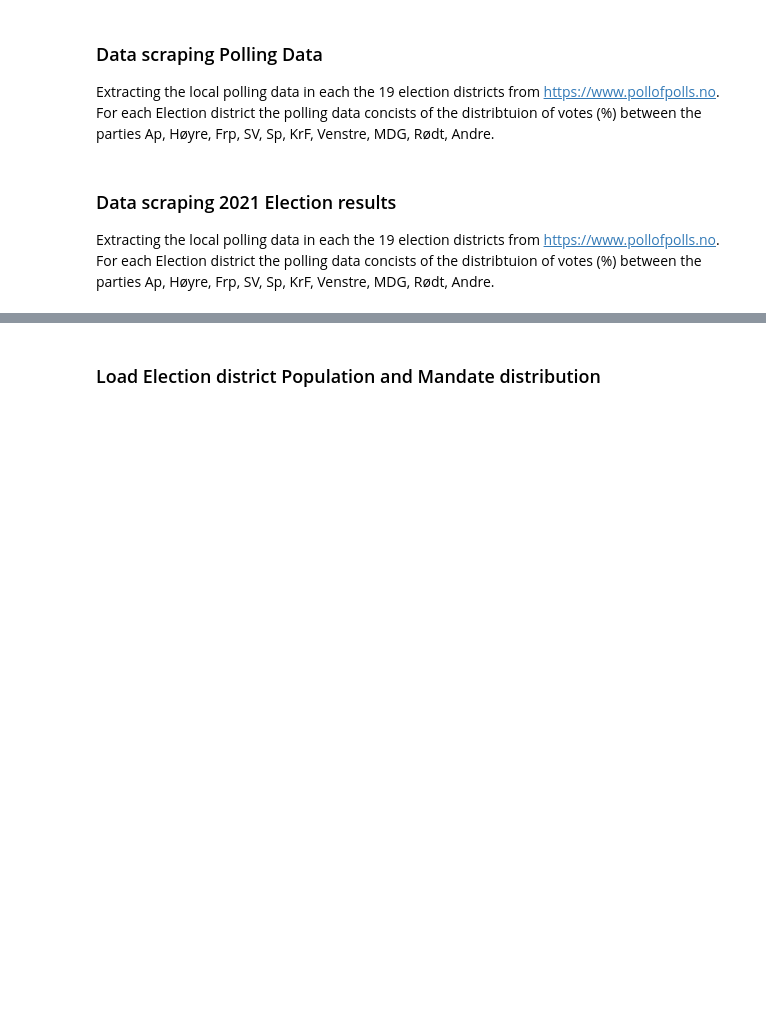
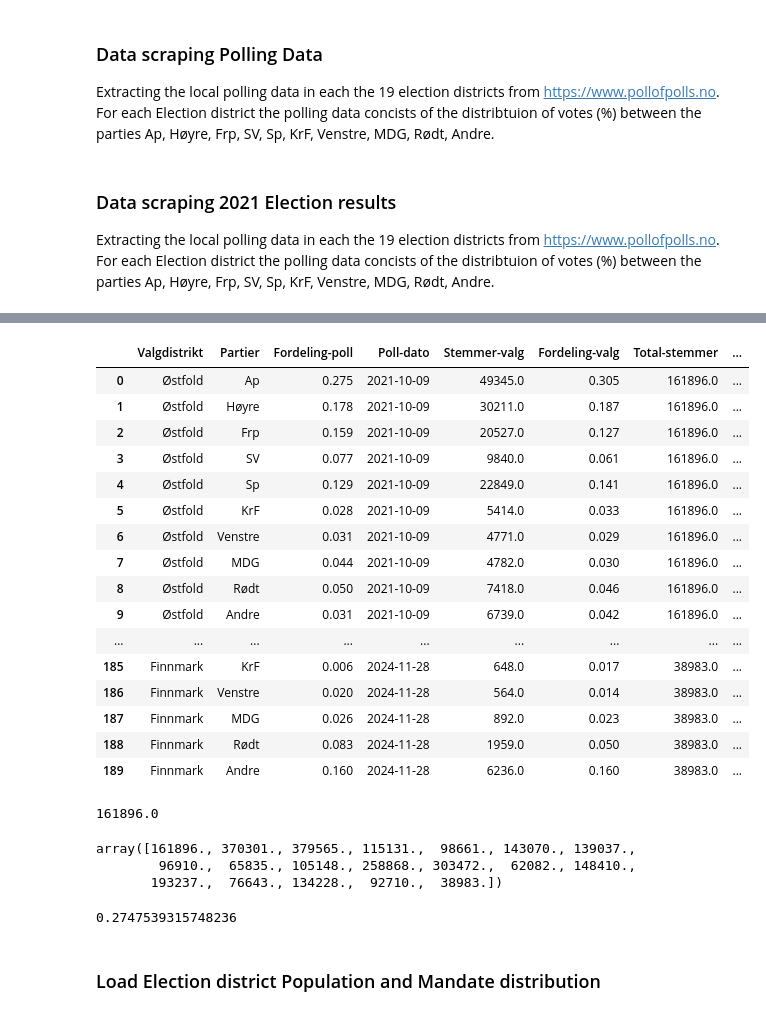
Before and after one commit to mathiasrm1/Stortingvalg-2025, a Jupyter notebook: Stortingvalg-prediction-2025.ipynb, the cells around one changed output, grey strips where cells are left out. Drawn from its saved outputs; the diff is of its cells as text; code cells hidden in the pictures; blank space fills up the shorter version.

```diff
--- a/Stortingvalg-prediction-2025.ipynb
+++ b/Stortingvalg-prediction-2025.ipynb
@@ -218,3 +293,67 @@ df_poll
+# %%
+def simulate_election(df,gamma_poll,gamma_election):
+
+    alphas = gamma_election* df['Stemmer-valg'] + gamma_poll* df['Fordeling-poll']*df['Total-stemmer']
+
+    df["alphas"] = alphas
+
+    return df
+# %%
+newdf=simulate_election(df_joined,0.5,0.5)
+# %%
+newdf
+# %% [output]
+|  | Valgdistrikt | Partier | Fordeling-poll | Poll-dato | Stemmer-valg | Fordeling-valg | Total-stemmer | ... |
+| 0 | Østfold | Ap | 0.275 | 2021-10-09 | 49345.0 | 0.305 | 161896.0 | ... |
+| 1 | Østfold | Høyre | 0.178 | 2021-10-09 | 30211.0 | 0.187 | 161896.0 | ... |
+| 2 | Østfold | Frp | 0.159 | 2021-10-09 | 20527.0 | 0.127 | 161896.0 | ... |
+| 3 | Østfold | SV | 0.077 | 2021-10-09 | 9840.0 | 0.061 | 161896.0 | ... |
+| 4 | Østfold | Sp | 0.129 | 2021-10-09 | 22849.0 | 0.141 | 161896.0 | ... |
+| 5 | Østfold | KrF | 0.028 | 2021-10-09 | 5414.0 | 0.033 | 161896.0 | ... |
+| 6 | Østfold | Venstre | 0.031 | 2021-10-09 | 4771.0 | 0.029 | 161896.0 | ... |
+| 7 | Østfold | MDG | 0.044 | 2021-10-09 | 4782.0 | 0.030 | 161896.0 | ... |
+| 8 | Østfold | Rødt | 0.050 | 2021-10-09 | 7418.0 | 0.046 | 161896.0 | ... |
+| 9 | Østfold | Andre | 0.031 | 2021-10-09 | 6739.0 | 0.042 | 161896.0 | ... |
+| ... | ... | ... | ... | ... | ... | ... | ... | ... |
+| 185 | Finnmark | KrF | 0.006 | 2024-11-28 | 648.0 | 0.017 | 38983.0 | ... |
+| 186 | Finnmark | Venstre | 0.020 | 2024-11-28 | 564.0 | 0.014 | 38983.0 | ... |
+| 187 | Finnmark | MDG | 0.026 | 2024-11-28 | 892.0 | 0.023 | 38983.0 | ... |
+| 188 | Finnmark | Rødt | 0.083 | 2024-11-28 | 1959.0 | 0.050 | 38983.0 | ... |
+| 189 | Finnmark | Andre | 0.160 | 2024-11-28 | 6236.0 | 0.160 | 38983.0 | ... |
+# %%
+df_election[df_election['Valgdistrikt']=="Østfold"]['Stemmer'].sum()
+# %% [output]
+161896.0
+# %%
+df_election.groupby(['Valgdistrikt'],sort=False).sum()['Stemmer'].values
+# %% [output]
+array([161896., 370301., 379565., 115131.,  98661., 143070., 139037.,
+        96910.,  65835., 105148., 258868., 303472.,  62082., 148410.,
+       193237.,  76643., 134228.,  92710.,  38983.])
+# %%
+tot = sum(df_election[df_election['Valgdistrikt']=="Østfold"]['Sum']) #antall stemmer i valg distrikt totalt
+andel = 1/tot*df_election[df_election['Valgdistrikt']=="Østfold"]['Sum']
+andel
+
+vekt = 0.01
+alpha =  vekt*tot*andel+ (1-vekt)*tot*df_poll[df_poll["Valgdistrikt"]=='Østfold']["Prosent-oppsluttning"]*0.01
+
+alpha2= vekt*df_election['Stemmer']+
+
+alpha_0= sum(alpha)
+
+exp_ap = alpha[0]/alpha_0
+
+exp_ap
+
+#alpha = df_election[df_election['Valgdistrikt']=="Østfold"]['Sum']*1/tot*df_election[df_election['Valgdistrikt']=="Østfold"]['Sum']+1
+#alpha
+#alpha_0= sum(alpha)
+
+#exp_ap = alpha[2]/alpha_0
+#exp_ap
+# %% [output]
+0.2747539315748236
 # %% [markdown]
 ### Load Election district Population and Mandate distribution
 # %%
```
Also changed, not shown: parts of 14 cells of this notebook, 3 other files.
